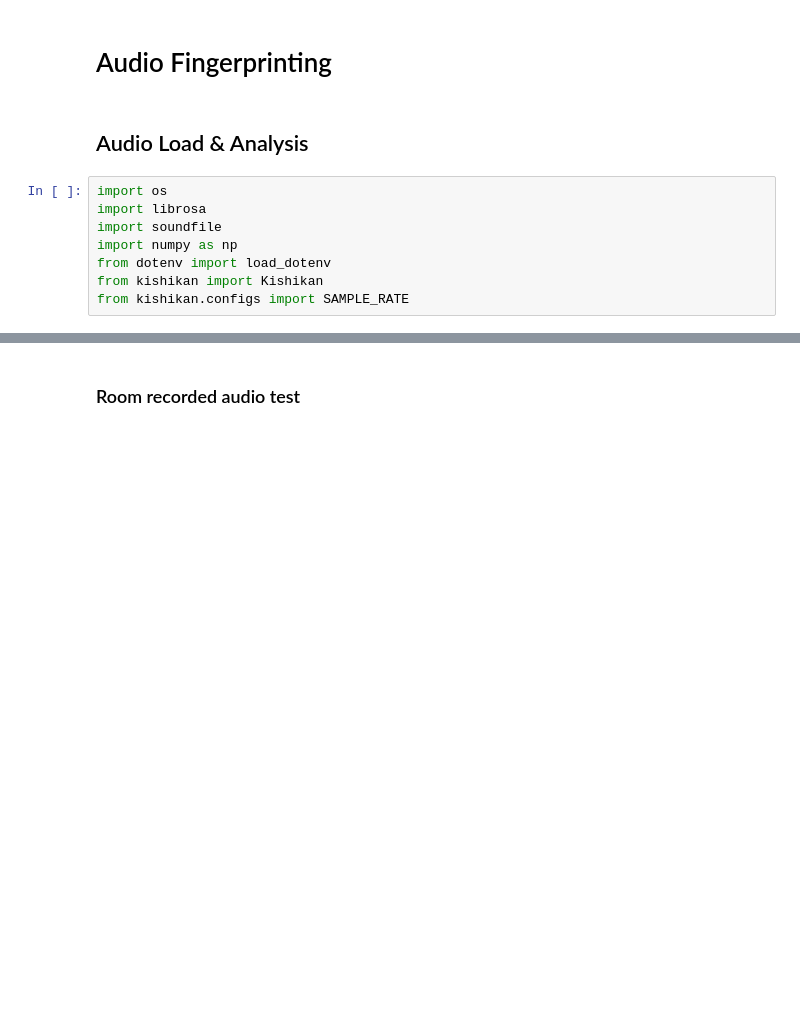
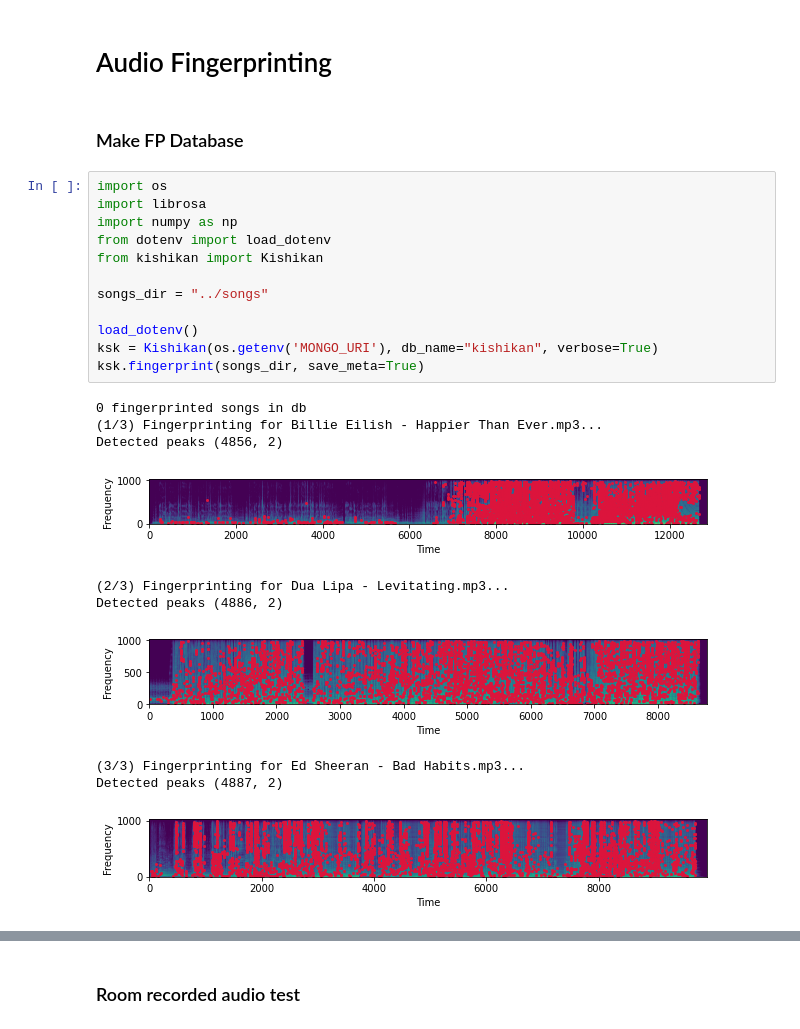
Before and after one commit to mikezzb/song-recognition, a Jupyter notebook: backend/audio_fingerprinting.ipynb, the cells around one changed output, grey strips where cells are left out. Cells and saved outputs as stored; diff of their text form; blank space fills up the shorter version.

```diff
--- a/backend/audio_fingerprinting.ipynb
+++ b/backend/audio_fingerprinting.ipynb
@@ -1,12 +1,27 @@
 # %% [markdown]
 # Audio Fingerprinting
-# %% [markdown]
-## Audio Load & Analysis
+# %% [markdown]
+### Make FP Database
 # %%
 import os
 import librosa
-import soundfile
 import numpy as np
 from dotenv import load_dotenv
 from kishikan import Kishikan
-from kishikan.configs import SAMPLE_RATE
+
+songs_dir = "../songs"
+
+load_dotenv()
+ksk = Kishikan(os.getenv('MONGO_URI'), db_name="kishikan", verbose=True)
+ksk.fingerprint(songs_dir, save_meta=True)
+# %% [output]
+0 fingerprinted songs in db
+(1/3) Fingerprinting for Billie Eilish - Happier Than Ever.mp3...
+Detected peaks (4856, 2)
+[figure, added]
+(2/3) Fingerprinting for Dua Lipa - Levitating.mp3...
+Detected peaks (4886, 2)
+[figure, added]
+(3/3) Fingerprinting for Ed Sheeran - Bad Habits.mp3...
+Detected peaks (4887, 2)
+[figure, added]
```
Also changed, not shown: parts of 13 cells of this notebook.
